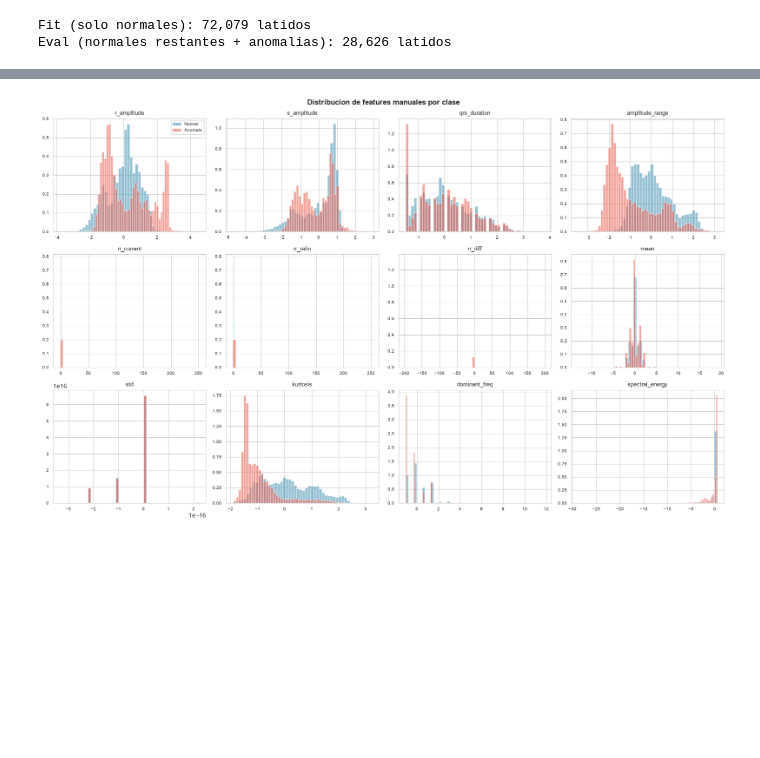
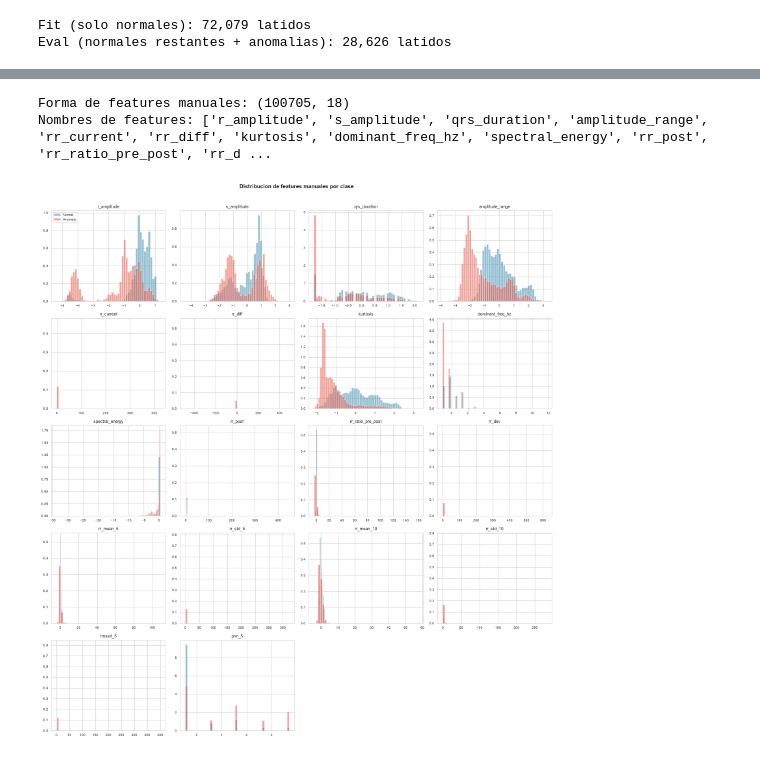
Before and after one commit to JDGarcia25/tfp-cardio-tesis, a Jupyter notebook: notebooks/03_feature_extraction.ipynb, the cells around one changed output, grey strips where cells are left out. Cells and saved outputs as stored; diff of their text form; code cells hidden in the pictures; blank space fills up the shorter version.

```diff
--- a/notebooks/03_feature_extraction.ipynb
+++ b/notebooks/03_feature_extraction.ipynb
@@ -153,23 +168,63 @@ Nombres de features: ['r_amplitude', 's_amplitude', 'qrs_duration', 'amplitude_r
+# %%
+manual_extractor = ManualFeatureExtractor()
+
+# Ajuste solo-normales, mismo objetivo que en la Ruta A (Seccion 3). El
+# mecanismo es distinto al de SignalPCAExtractor: alli cada fila (senal)
+# es independiente, asi que se puede indexar ANTES de transformar
+# (segments[fit_idx]). Aqui varias features (rr_current, rr_diff, rr_post,
+# rr_dev y las 6 de ventana) dependen de la posicion TEMPORAL de cada
+# latido respecto a sus vecinos del mismo registro. fit_idx viene de un
+# muestreo aleatorio por latido (make_normal_fit_split) que NO preserva
+# ese orden: subseleccionar antes de extraer (segments[fit_idx],
+# r_peaks_flat[fit_idx], ...) rompe el calculo de intervalos RR -- en una
+# prueba con los datos reales, mas del 98% de los "intervalos" resultantes
+# terminaban invalidos o calculados entre latidos no consecutivos, y
+# algunos daban negativos. Por eso las features crudas se calculan UNA
+# vez sobre el dataset completo, en su orden real, y el ajuste "solo
+# normales" se aplica DESPUES, sobre las filas de fit_idx del resultado.
+X_manual_raw = manual_extractor.extract_raw(
+    preprocessed.segments,
+    preprocessed.r_peaks_flat,
+    config.sampling_rate,
+    preprocessed.record_indices,
+    before_r=config.before_r_samples,
+)
+
+manual_scaler = StandardScaler()
+manual_scaler.fit(X_manual_raw[fit_idx])
+X_manual = manual_scaler.transform(X_manual_raw)
+
+print(f"Forma de features manuales: {X_manual.shape}")
+print(f"Nombres de features: {FEATURE_NAMES}")
+# %% [output]
+Forma de features manuales: (100705, 18)
+Nombres de features: ['r_amplitude', 's_amplitude', 'qrs_duration', 'amplitude_range', 'rr_current', 'rr_diff', 'kurtosis', 'dominant_freq_hz', 'spectral_energy', 'rr_post', 'rr_ratio_pre_post', 'rr_d ...
 # %%
 # Feature distributions: Normal vs Anomalous
 df = pd.DataFrame(X_manual, columns=FEATURE_NAMES)
 df["label"] = preprocessed.labels
 df["class"] = df["label"].map({0: "Normal", 1: "Anomalous"})
 
-fig, axes = plt.subplots(3, 4, figsize=(16, 10))
+n_features = len(FEATURE_NAMES)
+n_cols = 4
+n_rows = int(np.ceil(n_features / n_cols))
+fig, axes = plt.subplots(n_rows, n_cols, figsize=(16, 3.5 * n_rows))
 for ax, feat in zip(axes.flat, FEATURE_NAMES):
     for label, color, name in [(0, "#2E86AB", "Normal"), (1, "#E74C3C", "Anomalo")]:
         vals = df[df["label"] == label][feat]
         ax.hist(vals, bins=50, alpha=0.5, color=color, label=name, density=True)
     ax.set_title(feat, fontsize=9)
     ax.tick_params(labelsize=7)
 
+for ax in axes.flat[n_features:]:
+    ax.axis("off")
+
 axes[0, 0].legend(fontsize=7)
 plt.suptitle(LABELS_ES["Manual Feature Distributions by Class"], fontweight="bold")
-plt.tight_layout()
+plt.tight_layout(rect=[0, 0, 1, 0.97])
 plt.show()
 # %% [output]
-[figure, old version]
+[figure, new version]
 # %%
 # Correlation matrix of manual features
 fig, ax = plt.subplots(figsize=(10, 8))
```
Also changed, not shown: parts of 19 cells of this notebook, 16 other files.
